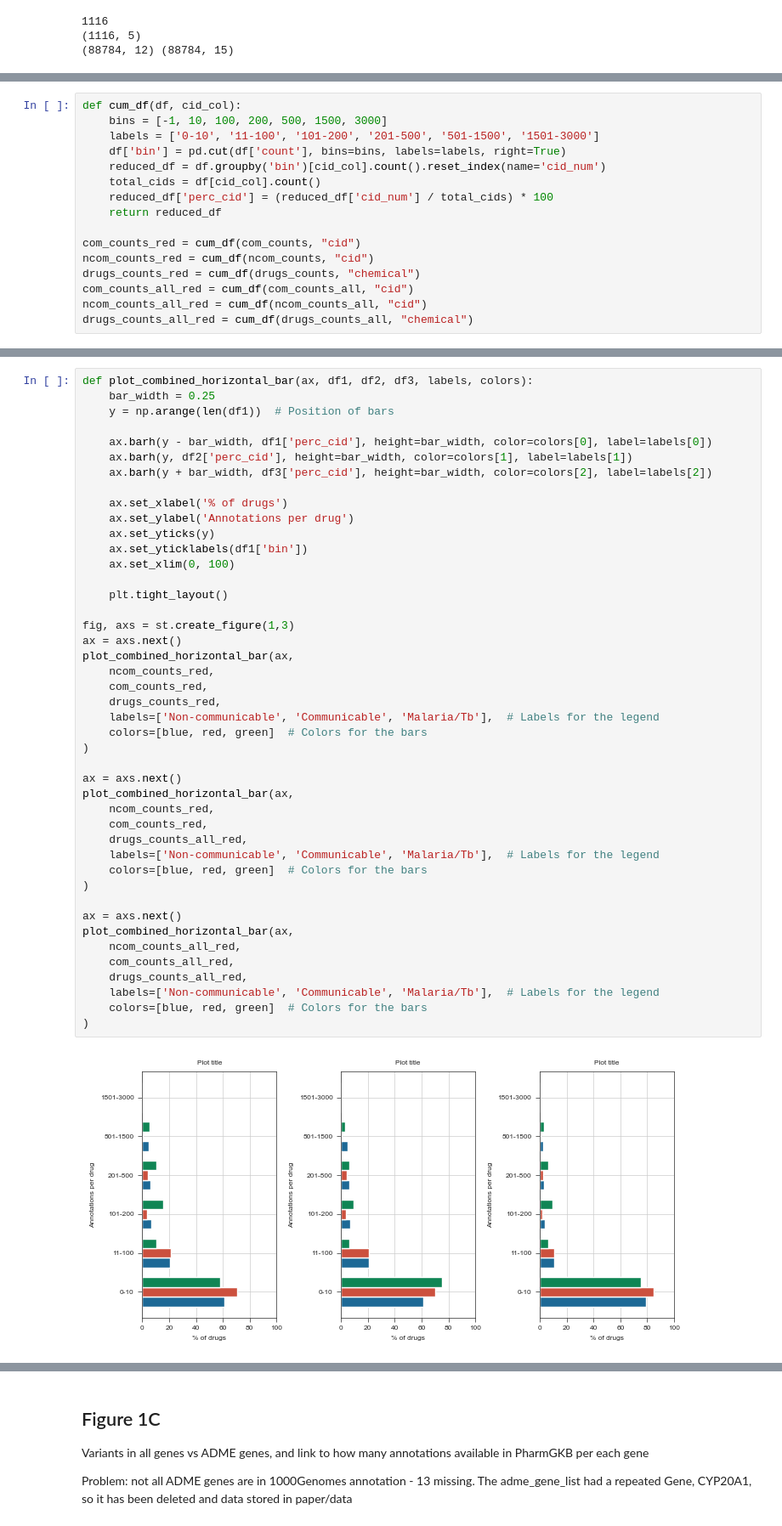
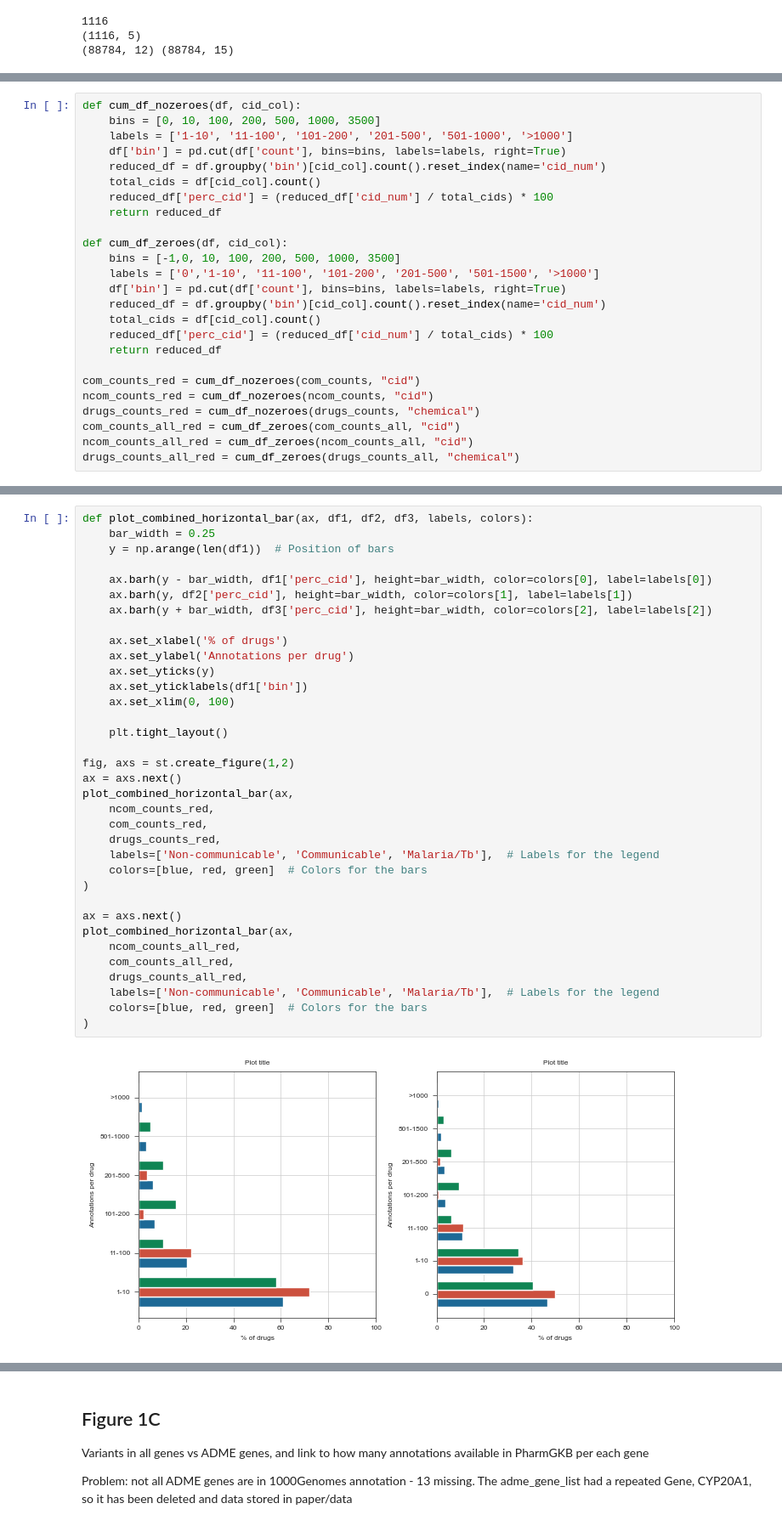
Before and after one commit to ersilia-os/pharmacogx-embeddings, a Jupyter notebook: paper/figure1.ipynb, the cells around one changed output, grey strips where cells are left out. Shown at 85% size. Drawn from its saved outputs; the diff is of its cells as text.

```diff
--- a/paper/figure1.ipynb
+++ b/paper/figure1.ipynb
@@ -135,19 +148,28 @@ st.label(ax, title="All drugs", xlabel="", ylabel="Total annotations per drug",
 # %%
-def cum_df(df, cid_col):
-    bins = [-1, 10, 100, 200, 500, 1500, 3000]
-    labels = ['0-10', '11-100', '101-200', '201-500', '501-1500', '1501-3000']
+def cum_df_nozeroes(df, cid_col):
+    bins = [0, 10, 100, 200, 500, 1000, 3500]
+    labels = ['1-10', '11-100', '101-200', '201-500', '501-1000', '>1000']
     df['bin'] = pd.cut(df['count'], bins=bins, labels=labels, right=True)
     reduced_df = df.groupby('bin')[cid_col].count().reset_index(name='cid_num')
     total_cids = df[cid_col].count()
     reduced_df['perc_cid'] = (reduced_df['cid_num'] / total_cids) * 100
     return reduced_df
 
-com_counts_red = cum_df(com_counts, "cid")
-ncom_counts_red = cum_df(ncom_counts, "cid")
-drugs_counts_red = cum_df(drugs_counts, "chemical")
-com_counts_all_red = cum_df(com_counts_all, "cid")
-ncom_counts_all_red = cum_df(ncom_counts_all, "cid")
-drugs_counts_all_red = cum_df(drugs_counts_all, "chemical")
+def cum_df_zeroes(df, cid_col):
+    bins = [-1,0, 10, 100, 200, 500, 1000, 3500]
+    labels = ['0','1-10', '11-100', '101-200', '201-500', '501-1500', '>1000']
+    df['bin'] = pd.cut(df['count'], bins=bins, labels=labels, right=True)
+    reduced_df = df.groupby('bin')[cid_col].count().reset_index(name='cid_num')
+    total_cids = df[cid_col].count()
+    reduced_df['perc_cid'] = (reduced_df['cid_num'] / total_cids) * 100
+    return reduced_df
+
+com_counts_red = cum_df_nozeroes(com_counts, "cid")
+ncom_counts_red = cum_df_nozeroes(ncom_counts, "cid")
+drugs_counts_red = cum_df_nozeroes(drugs_counts, "chemical")
+com_counts_all_red = cum_df_zeroes(com_counts_all, "cid")
+ncom_counts_all_red = cum_df_zeroes(ncom_counts_all, "cid")
+drugs_counts_all_red = cum_df_zeroes(drugs_counts_all, "chemical")
 # %%
 fig, axs = st.create_figure(1,3)
 ax = axs.next()
@@ -207,41 +212,32 @@ def plot_combined_horizontal_bar(ax, df1, df2, df3, labels, colors):
     ax.barh(y - bar_width, df1['perc_cid'], height=bar_width, color=colors[0], label=labels[0])
     ax.barh(y, df2['perc_cid'], height=bar_width, color=colors[1], label=labels[1])
     ax.barh(y + bar_width, df3['perc_cid'], height=bar_width, color=colors[2], label=labels[2])
 
     ax.set_xlabel('% of drugs')
     ax.set_ylabel('Annotations per drug')
     ax.set_yticks(y)
     ax.set_yticklabels(df1['bin'])
     ax.set_xlim(0, 100)
 
     plt.tight_layout()
 
-fig, axs = st.create_figure(1,3)
+fig, axs = st.create_figure(1,2)
 ax = axs.next()
 plot_combined_horizontal_bar(ax,
     ncom_counts_red,
     com_counts_red,
     drugs_counts_red,
-    labels=['Non-communicable', 'Communicable', 'Malaria/Tb'],  # Labels for the legend
-    colors=[blue, red, green]  # Colors for the bars
-)
-
-ax = axs.next()
-plot_combined_horizontal_bar(ax,
-    ncom_counts_red,
-    com_counts_red,
-    drugs_counts_all_red,
     labels=['Non-communicable', 'Communicable', 'Malaria/Tb'],  # Labels for the legend
     colors=[blue, red, green]  # Colors for the bars
 )
 
 ax = axs.next()
 plot_combined_horizontal_bar(ax,
     ncom_counts_all_red,
     com_counts_all_red,
     drugs_counts_all_red,
     labels=['Non-communicable', 'Communicable', 'Malaria/Tb'],  # Labels for the legend
     colors=[blue, red, green]  # Colors for the bars
 )
 # %% [output]
-[figure, old version]
+[figure, new version]
```
Also changed, not shown: parts of 15 cells of this notebook, 1 other file.
